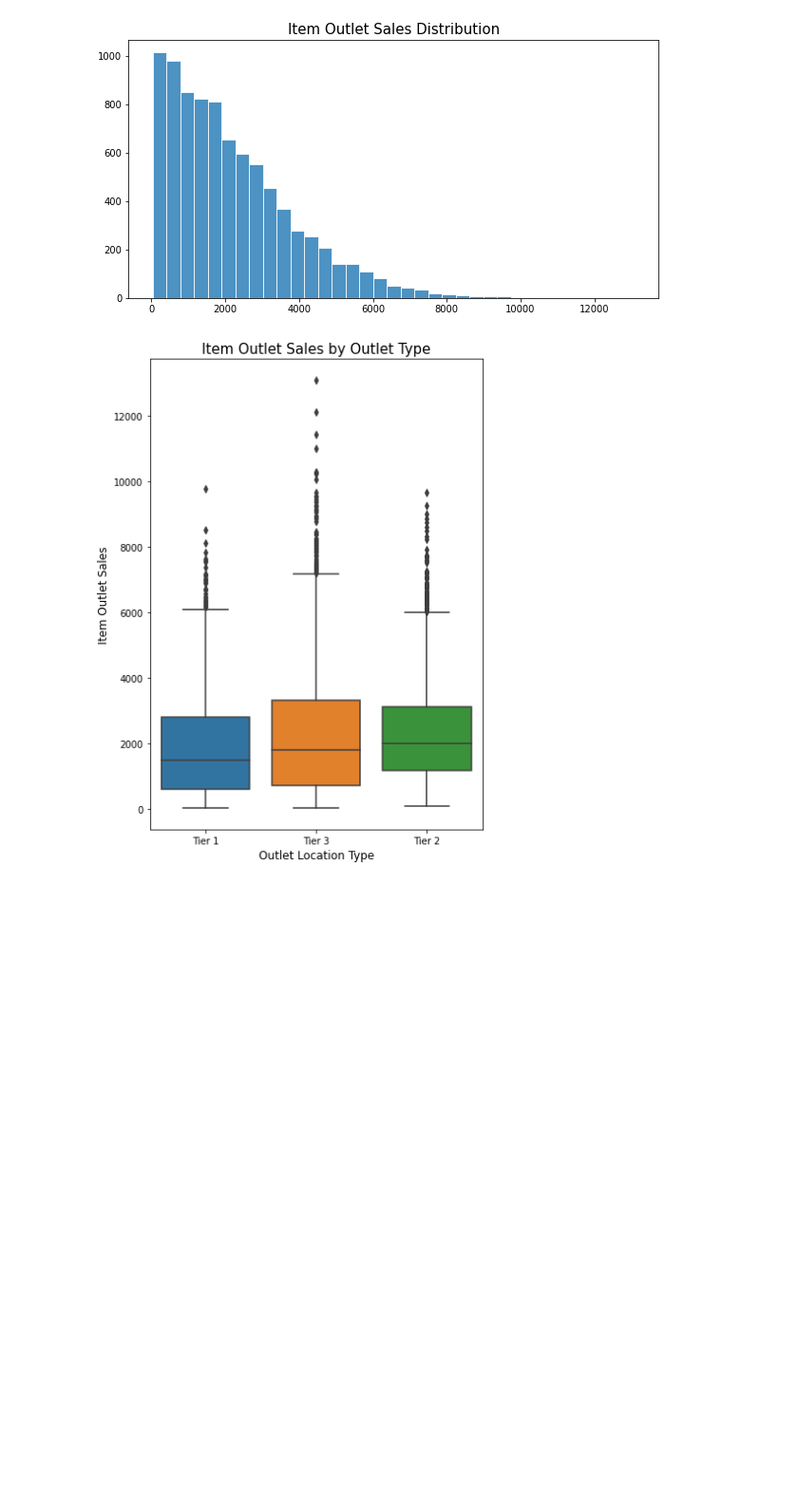
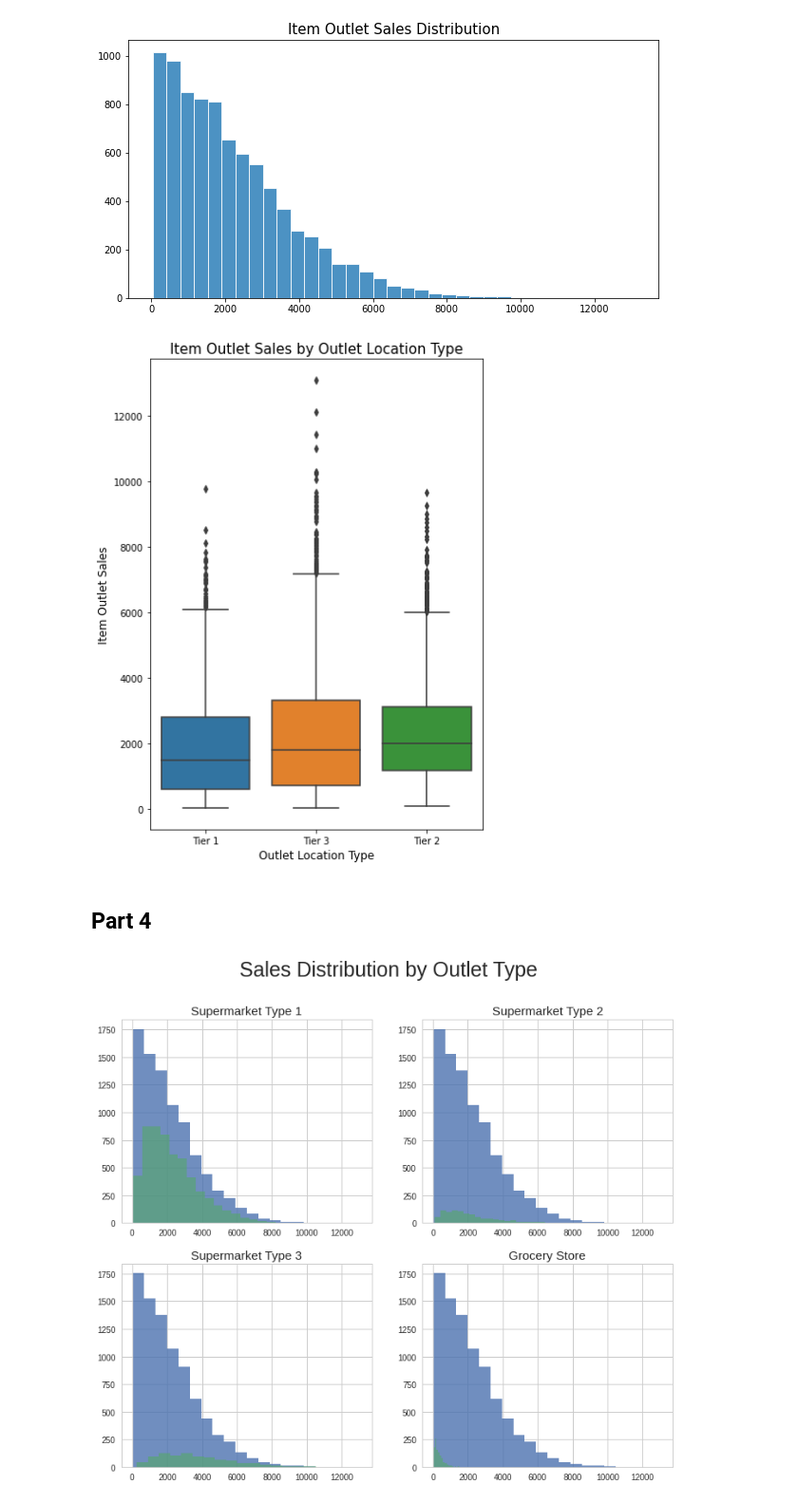
Before and after one commit to thelemoncookie-data/01_Project, a Jupyter notebook: Sales_Predictions_Part_2.ipynb, the cells around one changed output. Shown: that part at 95% size. Saved outputs shown, nothing was run; the diff lists cells and outputs as text; code cells hidden in the pictures; blank space fills up the shorter version.

```diff
--- a/Sales_Predictions_Part_2.ipynb
+++ b/Sales_Predictions_Part_2.ipynb
@@ -135,11 +132,49 @@ plt.show()
 # %%
 #Boxplot
 plt.figure(figsize=(6,8))
-sns.boxplot(data=sales_predictions, x='Outlet_Location_Type', y='Item_Outlet_Sales')
-plt.title('Item Outlet Sales by Outlet Type', fontsize=15)
+sns.boxplot(data=sales, x='loc_type', y='item_sales')
+plt.title('Item Outlet Sales by Outlet Location Type', fontsize=15)
 plt.xlabel('Outlet Location Type', fontsize=12)
 plt.ylabel('Item Outlet Sales', fontsize=12)
 plt.tight_layout()
 plt.show()
 # %% [output]
-[figure, old version]
+[figure, new version]
+# %% [markdown]
+## Part 4
+# %%
+type1 = sales[sales['outlet_type'] == 'Supermarket Type1']['item_sales']
+type2 = sales[sales['outlet_type'] == 'Supermarket Type2']['item_sales']
+type3 = sales[sales['outlet_type'] == 'Supermarket Type3']['item_sales']
+grocery_store = sales[sales['outlet_type'] == 'Grocery Store']['item_sales']
+
+plt.style.use('seaborn-whitegrid')
+sequential_colors = sns.color_palette("mako", 10)
+
+plt.figure(figsize=(12,10))
+plt.suptitle('Sales Distribution by Outlet Type', fontsize=25)
+
+plt.subplot(2,2,1)
+plt.hist(sales['item_sales'], alpha=.8, label = 'Total Item Sales', bins=20)
+plt.hist(type1, alpha=.6, label='Supermarket Type 1', bins=20)
+plt.title('Supermarket Type 1', fontsize=15)
+
+plt.subplot(2,2,2)
+plt.hist(sales['item_sales'], alpha=.8, label = 'Total Item Sales', bins=20)
+plt.hist(type2, alpha=.6, label='Supermarket Type 2', bins=20)
+plt.title('Supermarket Type 2', fontsize=15)
+
+plt.subplot(2,2,3)
+plt.hist(sales['item_sales'], alpha=.8, label = 'Total Item Sales', bins=20)
+plt.hist(type3, alpha=.6, label='Supermarket Type 3', bins=20)
+plt.title('Supermarket Type 3', fontsize=15)
+
+plt.subplot(2,2,4)
+plt.hist(sales['item_sales'], alpha=.8, label = 'Total Item Sales', bins=20)
+plt.hist(grocery_store, alpha=.6, label='Grocery Store', bins=20)
+plt.title('Grocery Store', fontsize=15)
+
+
+plt.show()
+# %% [output]
+[figure, added]
```
Also changed, not shown: parts of 31 cells of this notebook.
